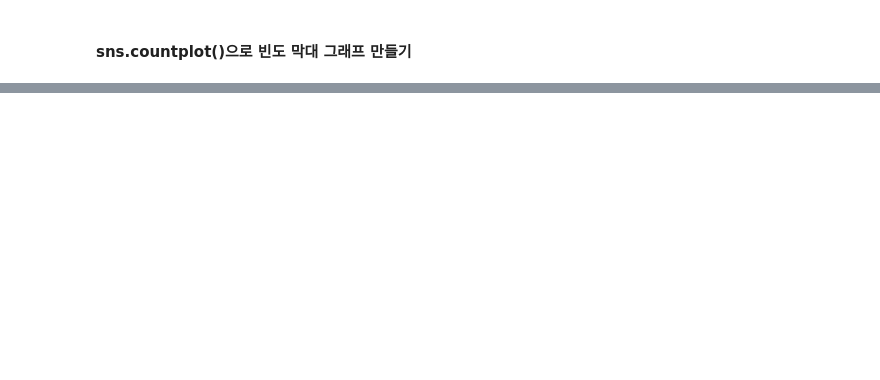
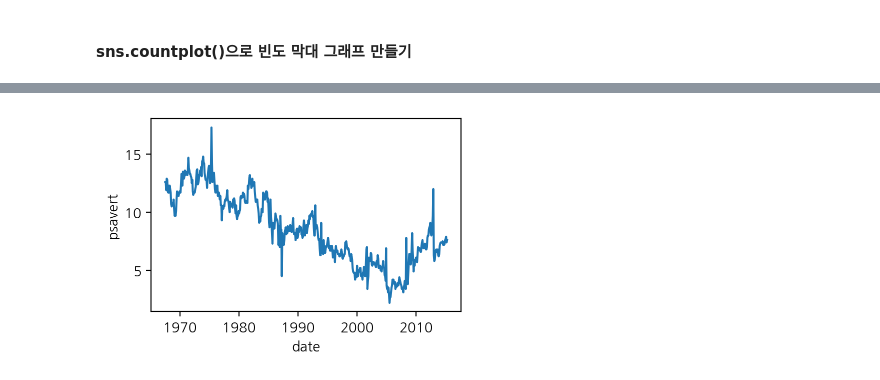
Before and after one commit to qwerqc/2024-1-my-BDA, a Jupyter notebook: inclass/07w_0416_tue_B_ch08_seaborn_graph.ipynb, the cells around one changed output, grey strips where cells are left out. Cells and saved outputs as stored; diff of their text form; code cells hidden in the pictures; blank space fills up the shorter version.

```diff
--- a/inclass/07w_0416_tue_B_ch08_seaborn_graph.ipynb
+++ b/inclass/07w_0416_tue_B_ch08_seaborn_graph.ipynb
@@ -411,0 +574,4 @@ sns.countplot(data = mpg, x = 'drv', hue = 'drv', order = mpg['drv'].value_count
+# %%
+sns.lineplot(data = economics, x = pd.to_datetime(economics.date), y = 'psavert');
+# %% [output]
+[figure, added]
```
Also changed, not shown: parts of 94 cells of this notebook.
